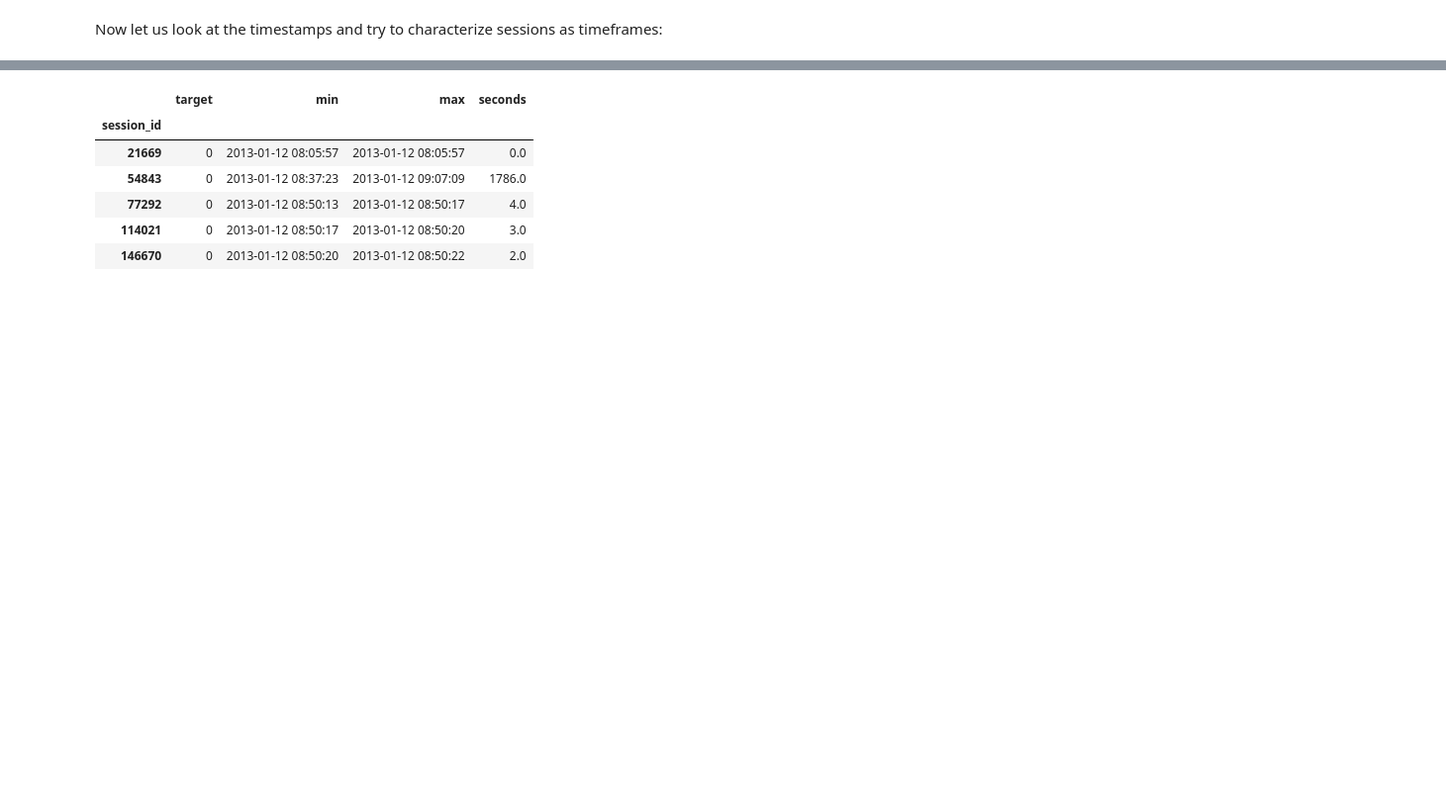
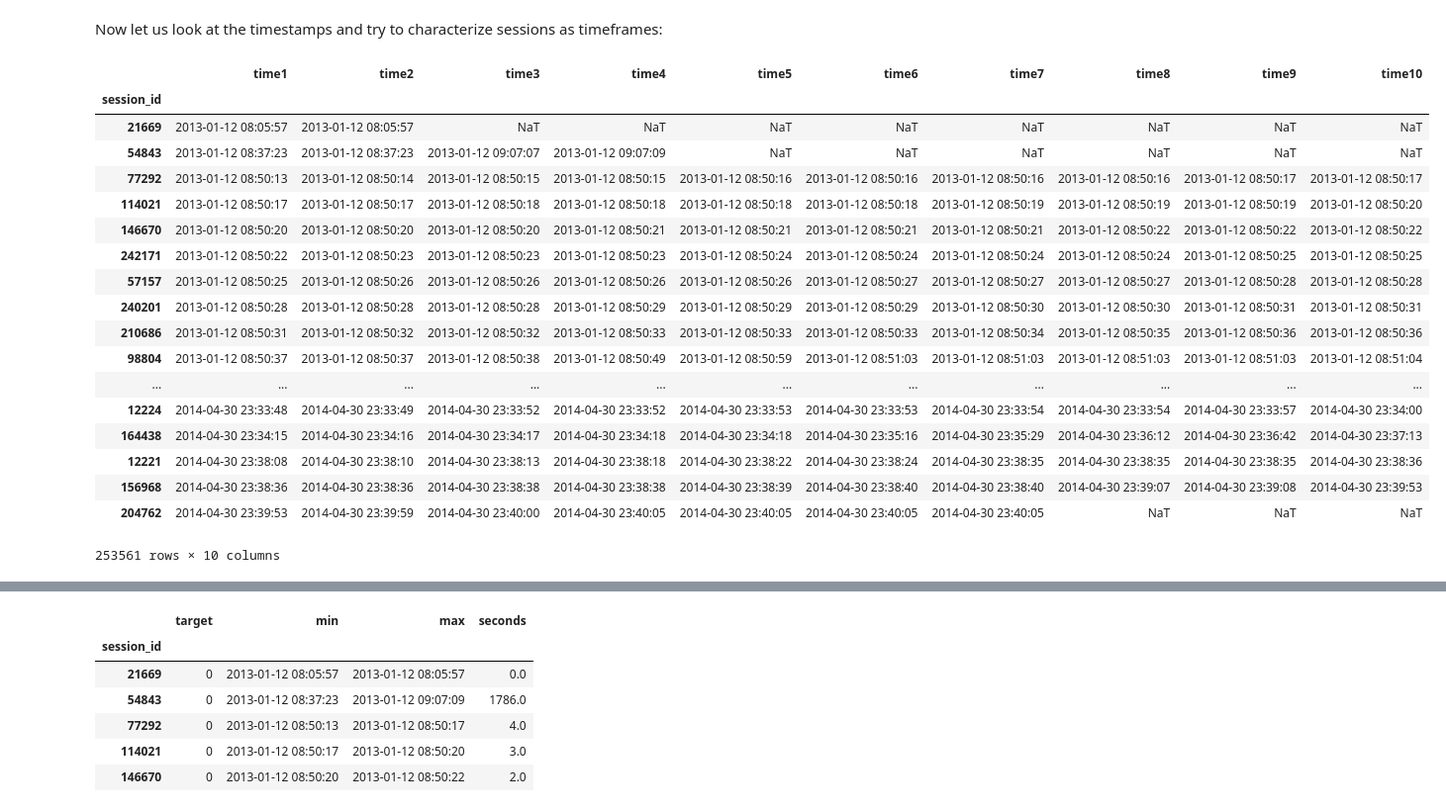
Before and after one commit to korolm/kaggle-mlcourse, a Jupyter notebook: assignment2/alice/assignment2_part1_alice_logistic_regression.ipynb, the cells around one changed output, grey strips where cells are left out. Shown: that part at 99% size. Saved outputs shown, nothing was run; the diff lists cells and outputs as text; code cells hidden in the pictures; blank space fills up the shorter version.

```diff
--- a/assignment2/alice/assignment2_part1_alice_logistic_regression.ipynb
+++ b/assignment2/alice/assignment2_part1_alice_logistic_regression.ipynb
@@ -174,3 +174,25 @@ sites_dict.loc[top_sites.index]
 | 33 | static.ak.facebook.com |
 # %% [markdown]
 Now let us look at the timestamps and try to characterize sessions as timeframes:
+# %%
+train_df[times]
+# %% [output]
+|  | time1 | time2 | time3 | time4 | time5 | time6 | time7 | time8 | time9 | time10 |
+| session_id |  |  |  |  |  |  |  |  |  |  |
+| 21669 | 2013-01-12 08:05:57 | 2013-01-12 08:05:57 | NaT | NaT | NaT | NaT | NaT | NaT | NaT | NaT |
+| 54843 | 2013-01-12 08:37:23 | 2013-01-12 08:37:23 | 2013-01-12 09:07:07 | 2013-01-12 09:07:09 | NaT | NaT | NaT | NaT | NaT | NaT |
+| 77292 | 2013-01-12 08:50:13 | 2013-01-12 08:50:14 | 2013-01-12 08:50:15 | 2013-01-12 08:50:15 | 2013-01-12 08:50:16 | 2013-01-12 08:50:16 | 2013-01-12 08:50:16 | 2013-01-12 08:50:16 | 2013-01-12 08:50:17 | 2013-01-12 08:50:17 |
+| 114021 | 2013-01-12 08:50:17 | 2013-01-12 08:50:17 | 2013-01-12 08:50:18 | 2013-01-12 08:50:18 | 2013-01-12 08:50:18 | 2013-01-12 08:50:18 | 2013-01-12 08:50:19 | 2013-01-12 08:50:19 | 2013-01-12 08:50:19 | 2013-01-12 08:50:20 |
+| 146670 | 2013-01-12 08:50:20 | 2013-01-12 08:50:20 | 2013-01-12 08:50:20 | 2013-01-12 08:50:21 | 2013-01-12 08:50:21 | 2013-01-12 08:50:21 | 2013-01-12 08:50:21 | 2013-01-12 08:50:22 | 2013-01-12 08:50:22 | 2013-01-12 08:50:22 |
+| 242171 | 2013-01-12 08:50:22 | 2013-01-12 08:50:23 | 2013-01-12 08:50:23 | 2013-01-12 08:50:23 | 2013-01-12 08:50:24 | 2013-01-12 08:50:24 | 2013-01-12 08:50:24 | 2013-01-12 08:50:24 | 2013-01-12 08:50:25 | 2013-01-12 08:50:25 |
+| 57157 | 2013-01-12 08:50:25 | 2013-01-12 08:50:26 | 2013-01-12 08:50:26 | 2013-01-12 08:50:26 | 2013-01-12 08:50:26 | 2013-01-12 08:50:27 | 2013-01-12 08:50:27 | 2013-01-12 08:50:27 | 2013-01-12 08:50:28 | 2013-01-12 08:50:28 |
+| 240201 | 2013-01-12 08:50:28 | 2013-01-12 08:50:28 | 2013-01-12 08:50:28 | 2013-01-12 08:50:29 | 2013-01-12 08:50:29 | 2013-01-12 08:50:29 | 2013-01-12 08:50:30 | 2013-01-12 08:50:30 | 2013-01-12 08:50:31 | 2013-01-12 08:50:31 |
+| 210686 | 2013-01-12 08:50:31 | 2013-01-12 08:50:32 | 2013-01-12 08:50:32 | 2013-01-12 08:50:33 | 2013-01-12 08:50:33 | 2013-01-12 08:50:33 | 2013-01-12 08:50:34 | 2013-01-12 08:50:35 | 2013-01-12 08:50:36 | 2013-01-12 08:50:36 |
+| 98804 | 2013-01-12 08:50:37 | 2013-01-12 08:50:37 | 2013-01-12 08:50:38 | 2013-01-12 08:50:49 | 2013-01-12 08:50:59 | 2013-01-12 08:51:03 | 2013-01-12 08:51:03 | 2013-01-12 08:51:03 | 2013-01-12 08:51:03 | 2013-01-12 08:51:04 |
+| ... | ... | ... | ... | ... | ... | ... | ... | ... | ... | ... |
+| 12224 | 2014-04-30 23:33:48 | 2014-04-30 23:33:49 | 2014-04-30 23:33:52 | 2014-04-30 23:33:52 | 2014-04-30 23:33:53 | 2014-04-30 23:33:53 | 2014-04-30 23:33:54 | 2014-04-30 23:33:54 | 2014-04-30 23:33:57 | 2014-04-30 23:34:00 |
+| 164438 | 2014-04-30 23:34:15 | 2014-04-30 23:34:16 | 2014-04-30 23:34:17 | 2014-04-30 23:34:18 | 2014-04-30 23:34:18 | 2014-04-30 23:35:16 | 2014-04-30 23:35:29 | 2014-04-30 23:36:12 | 2014-04-30 23:36:42 | 2014-04-30 23:37:13 |
+| 12221 | 2014-04-30 23:38:08 | 2014-04-30 23:38:10 | 2014-04-30 23:38:13 | 2014-04-30 23:38:18 | 2014-04-30 23:38:22 | 2014-04-30 23:38:24 | 2014-04-30 23:38:35 | 2014-04-30 23:38:35 | 2014-04-30 23:38:35 | 2014-04-30 23:38:36 |
+| 156968 | 2014-04-30 23:38:36 | 2014-04-30 23:38:36 | 2014-04-30 23:38:38 | 2014-04-30 23:38:38 | 2014-04-30 23:38:39 | 2014-04-30 23:38:40 | 2014-04-30 23:38:40 | 2014-04-30 23:39:07 | 2014-04-30 23:39:08 | 2014-04-30 23:39:53 |
+| 204762 | 2014-04-30 23:39:53 | 2014-04-30 23:39:59 | 2014-04-30 23:40:00 | 2014-04-30 23:40:05 | 2014-04-30 23:40:05 | 2014-04-30 23:40:05 | 2014-04-30 23:40:05 | NaT | NaT | NaT |
+253561 rows × 10 columns
```
Also changed, not shown: parts of 2 cells of this notebook, 5 other files.
